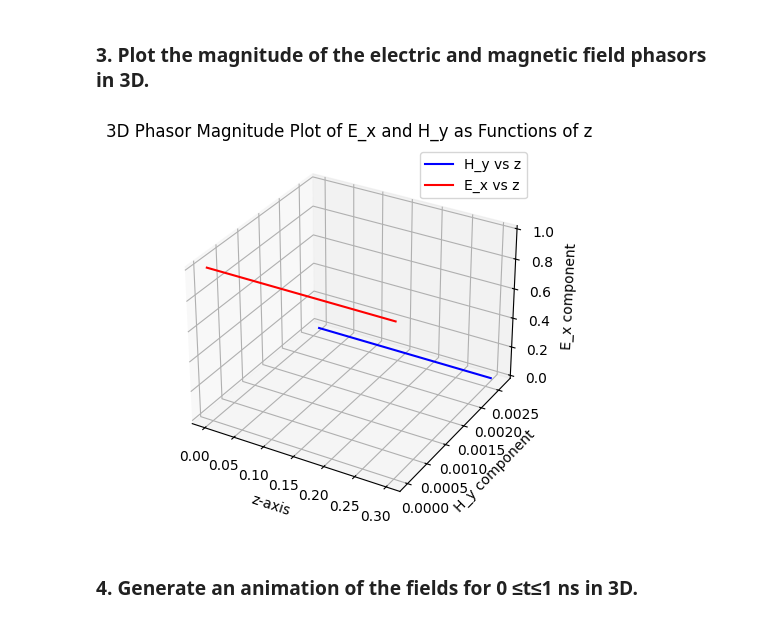
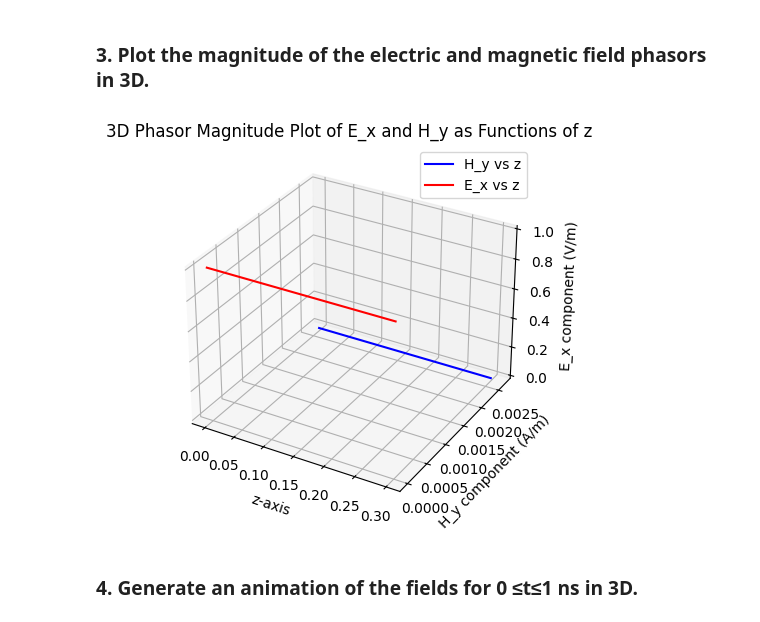
Before and after one commit to cwlebgarcia/ENEL-476, a Jupyter notebook: Lab-2/enel476_lab2_template_v2.ipynb, the cells around one changed output. Drawn from its saved outputs; the diff is of its cells as text; code cells hidden in the pictures.

```diff
--- a/Lab-2/enel476_lab2_template_v2.ipynb
+++ b/Lab-2/enel476_lab2_template_v2.ipynb
@@ -160,42 +161,41 @@ angular_frequency = 2 * np.pi * f
 t_max = 1e-9 # 1 ns
 z_max = 30e-2 # m
 conductivity = 0 # S / m
-# Wave travelling in the z direction
 
 alpha = 0
 beta = angular_frequency  * np.sqrt(mu_0 * epsilon_0)
 eta = np.sqrt(mu_0 / epsilon_0)
-gamma = complex(alpha, beta)
+gamma = alpha + 1j * beta
 
 N = int(1e4)
 t = 0
 z = np.linspace(0, z_max, N)
 
 E_x = E_0 * np.exp(-1 * gamma * z)
 H_y = E_x / np.abs(eta)
 E_x = np.abs(E_x)
 H_y = np.abs(H_y)
 
 # Create a 3D plot
 fig = plt.figure()
 ax = fig.add_subplot(111, projection='3d')
 
 # Plotting E_x and H_y as functions of z
 ax.plot3D(z, H_y, 0, label='H_y vs z', color='b')
 ax.plot3D(z, 0, E_x, label='E_x vs z', color='r')
 
 # Adding labels and title
 ax.set_xlabel('z-axis')
 ax.set_ylabel('H_y component (A/m)')
 ax.set_zlabel('E_x component (V/m)')
 ax.set_title('3D Phasor Magnitude Plot of E_x and H_y as Functions of z')
 
 # Show grid
 ax.grid(True)
 ax.legend()
 plt.show()
 # %% [output]
-[figure, old version]
+[figure, new version]
 # %% [markdown]
 ### 4. Generate an animation of the fields for 0 ≤t≤1 ns in 3D.
 # %%
```
Also changed, not shown: parts of 7 cells of this notebook.
